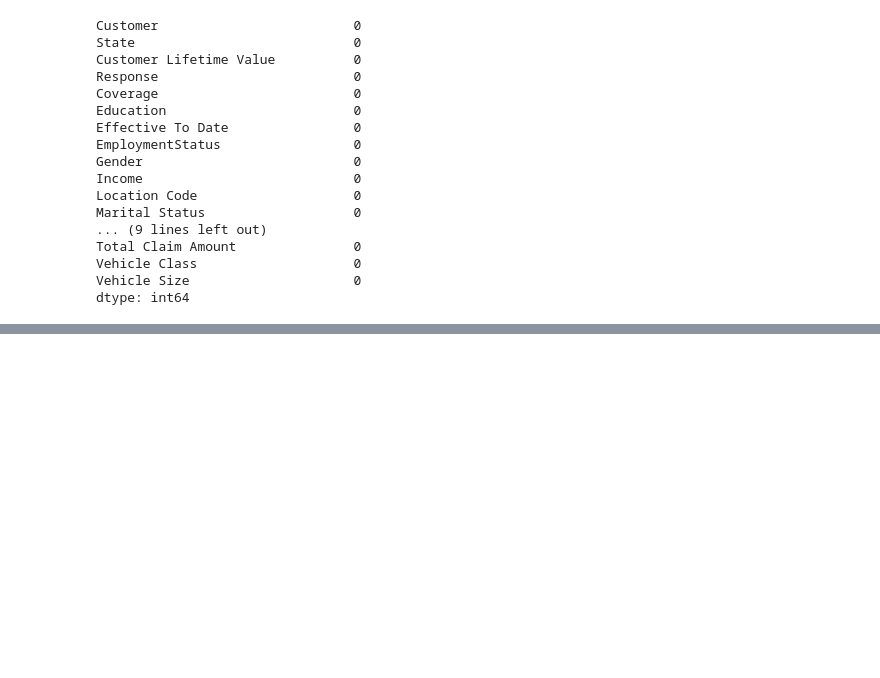
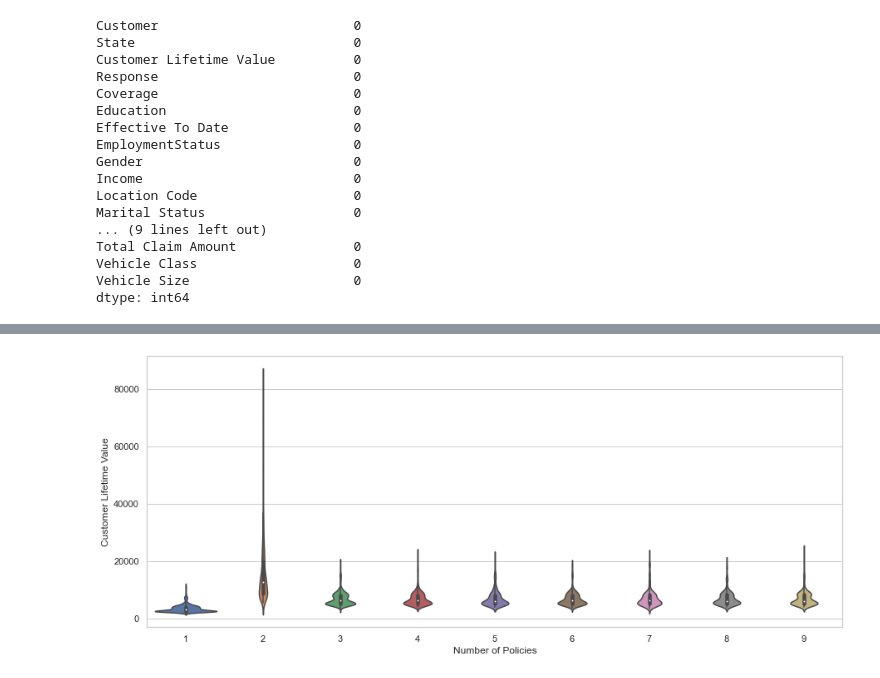
Before and after one commit to nilayduzkesen/Customer-LTV-Prediction, a Jupyter notebook: Customer LTV Prediction.ipynb, the cells around one changed output, grey strips where cells are left out. Saved outputs shown, nothing was run; the diff lists cells and outputs as text; code cells hidden in the pictures; blank space fills up the shorter version.

```diff
--- a/Customer LTV Prediction.ipynb
+++ b/Customer LTV Prediction.ipynb
@@ -478,0 +182,7 @@ LinAlgError: SVD did not converge
+# %%
+
+sns.set(style="whitegrid")
+plt.figure(figsize=(15,6))
+ax = sns.violinplot(x="Number of Policies", y="Customer Lifetime Value", data=df)
+# %% [output]
+[figure, added]
```
Also changed, not shown: parts of 73 cells of this notebook.
